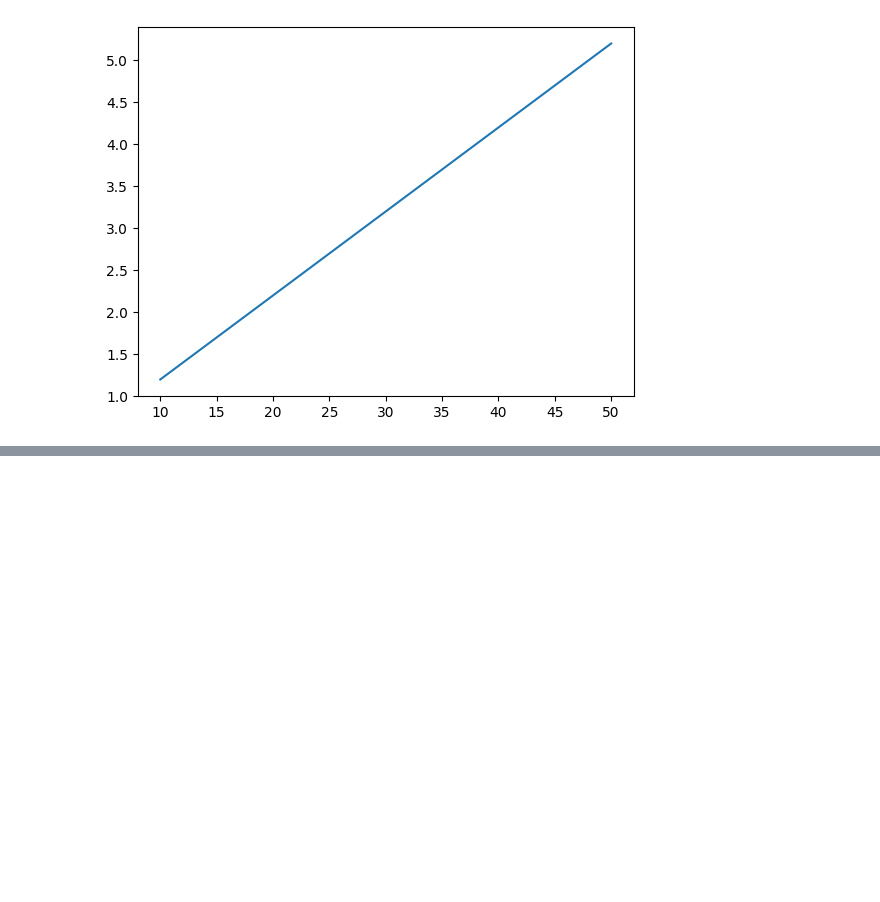
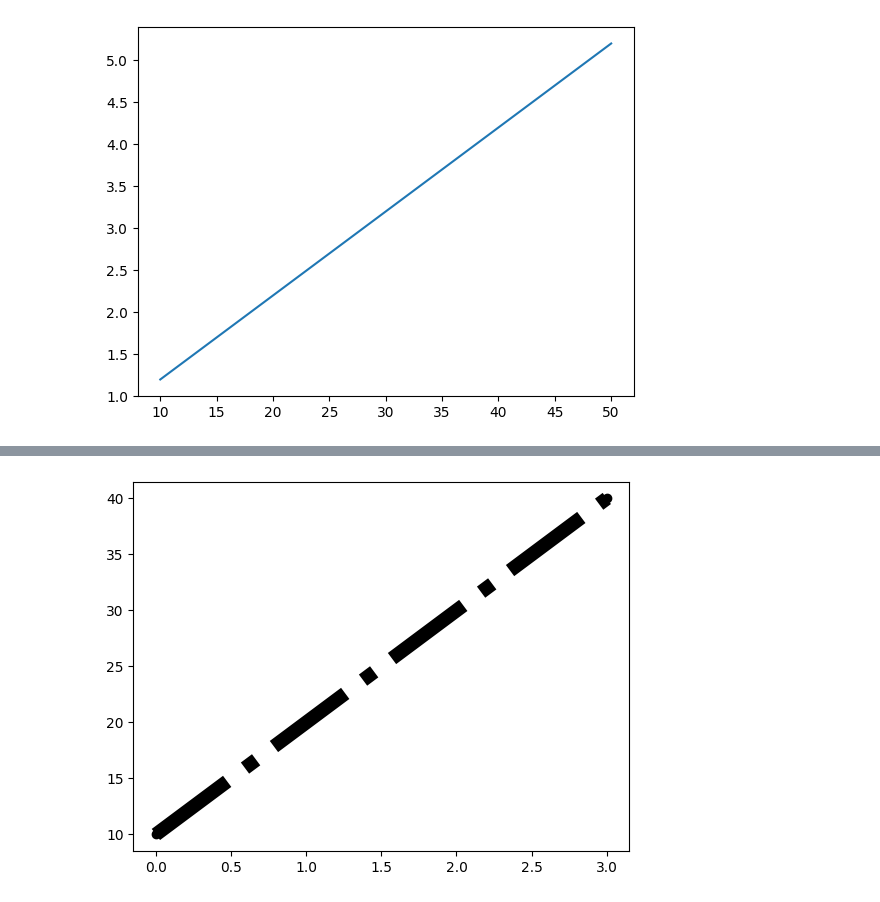
Before and after one commit to AnilBagaji/MachineLearning, a Jupyter notebook: Day7.ipynb, the cells around one changed output, grey strips where cells are left out. Drawn from its saved outputs; the diff is of its cells as text; code cells hidden in the pictures; blank space fills up the shorter version.

```diff
--- a/Day7.ipynb
+++ b/Day7.ipynb
@@ -748,0 +758,6 @@ plt.show()
+# %%
+x=[10,20,30,40]
+plt.plot(x,'o-.k',linewidth=10)
+plt.show()
+# %% [output]
+[figure, added]
```
Also changed, not shown: parts of 5 cells of this notebook.
